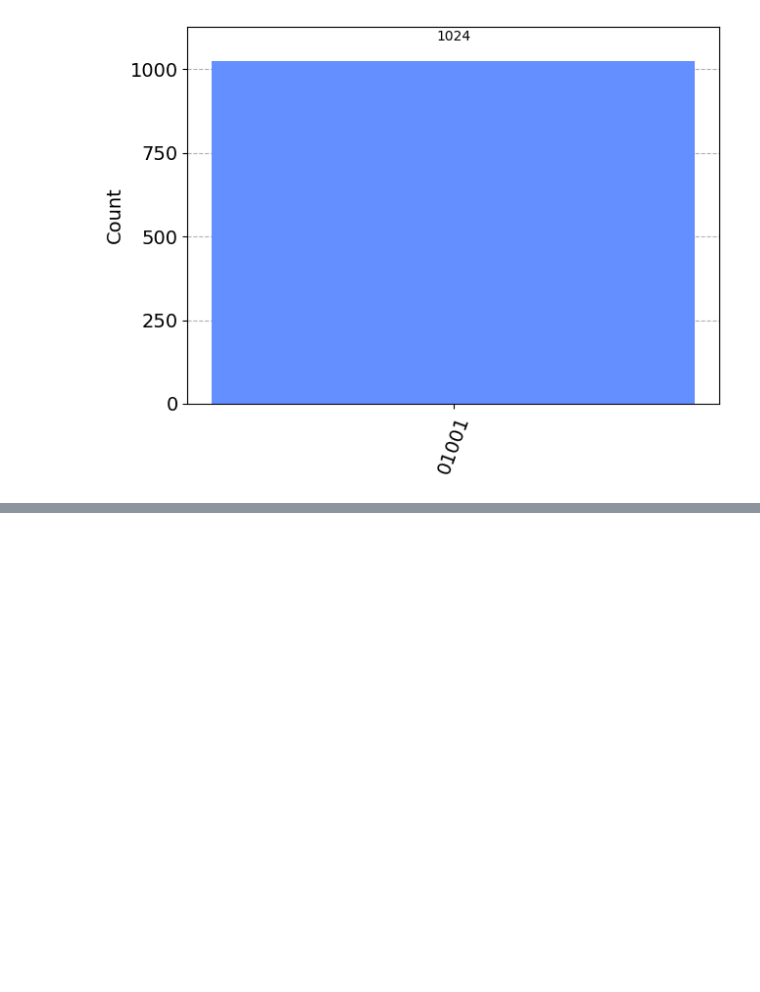
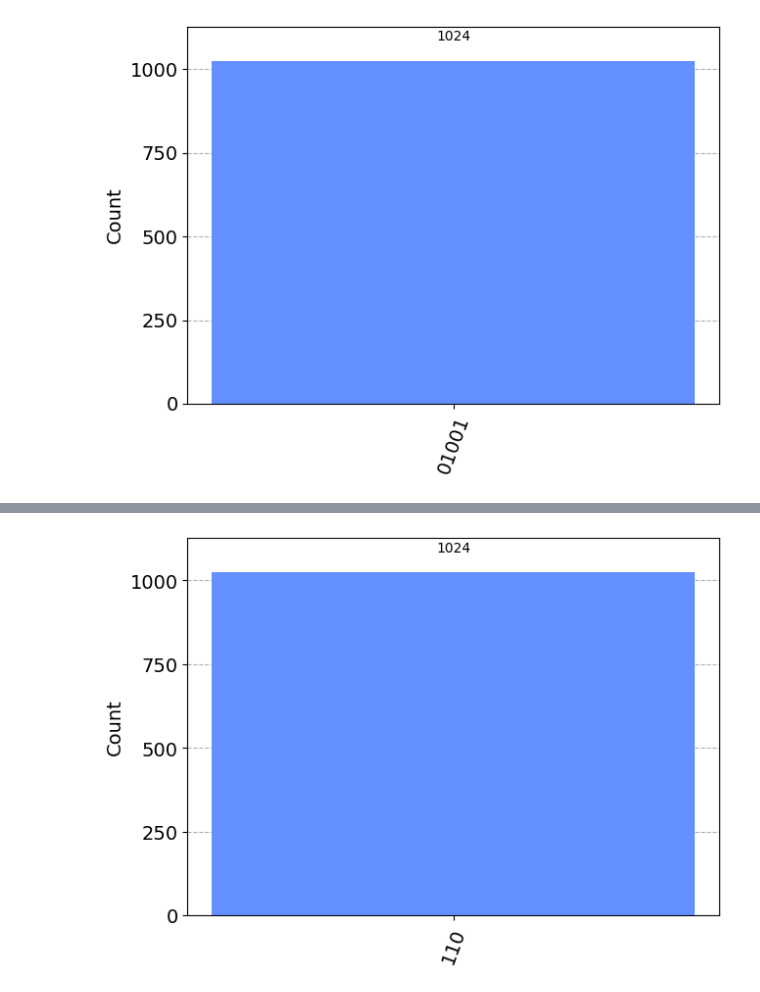
Before and after one commit to jacksonwalters/shor_algorithm, a Jupyter notebook: controlled_modular_multiplication.ipynb, the cells around one changed output, grey strips where cells are left out. Cells and saved outputs as stored; diff of their text form; code cells hidden in the pictures; blank space fills up the shorter version.

```diff
--- a/controlled_modular_multiplication.ipynb
+++ b/controlled_modular_multiplication.ipynb
@@ -145,0 +185,11 @@ plot_histogram(counts)
+# %%
+qc=QuantumCircuit(6,3)
+qc.x(0)
+qc.x(1)
+qc.x(2)
+qc.x(3)
+qc.x(4)
+qc.x(5)
+qc.append(DraperQFTAdder(3),range(6))
+qc.measure(range(3,6),range(3))
+qc.draw()
@@ -145,0 +212,6 @@ plot_histogram(counts)
+# %%
+t_qc = transpile(qc, aer_sim)
+counts = aer_sim.run(t_qc).result().get_counts()
+plot_histogram(counts)
+# %% [output]
+[figure, added]
```
Also changed, not shown: parts of 12 cells of this notebook.
